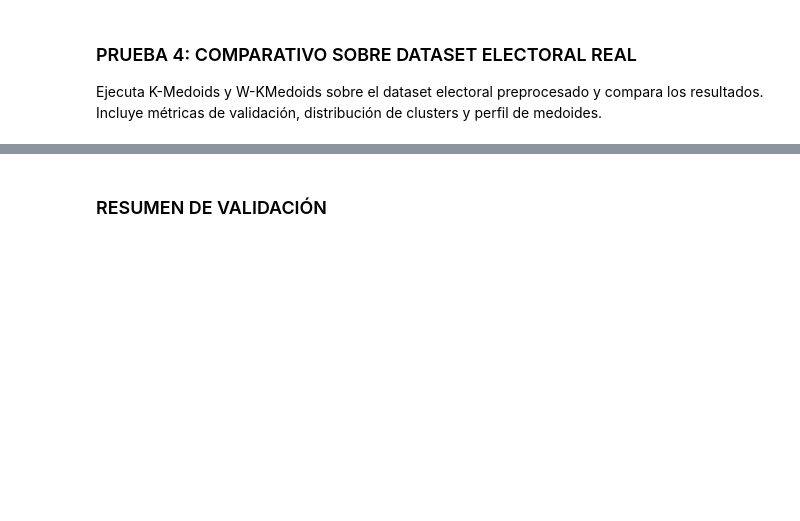
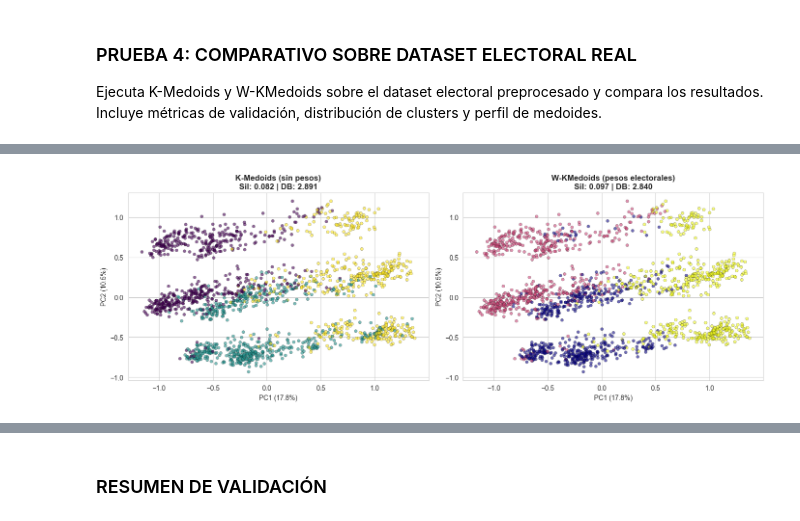
Before and after one commit to PHansLM/electocluster, a Jupyter notebook: notebooks/iteration3/03_wkmedoids_validacion.ipynb, the cells around one changed output, grey strips where cells are left out. Drawn from its saved outputs; the diff is of its cells as text; code cells hidden in the pictures; blank space fills up the shorter version.

```diff
--- a/notebooks/iteration3/03_wkmedoids_validacion.ipynb
+++ b/notebooks/iteration3/03_wkmedoids_validacion.ipynb
@@ -522,0 +527,99 @@ Calculando métricas de validación...
+# %%
+print('\n' + '='*70)
+print('PRUEBA 4-B: COMPARATIVO SOBRE DATASET ELECTORAL REAL')
+print('='*70)
+
+# Cargar dataset preprocesado
+df_electoral = pd.read_csv(PROCESSED_DATA_PATH)
+
+print(f'\n✓ Dataset cargado: {df_electoral.shape[0]} registros × {df_electoral.shape[1]} variables')
+print(f'  Missings: {df_electoral.isnull().sum().sum()}')
+
+# WeightManager con esquema electoral real cargado
+wm_electoral = WeightManager()
+
+# Nota: Numero de clusters elegido es 3 para probar
+
+# K-Medoids tradicional
+km_p4 = KMedoids(n_clusters=3, random_state=42)
+km_p4.fit(df_electoral)
+metrics_km_p4 = calculate_metrics(df_electoral, km_p4.labels_)
+
+# W-KMedoids
+wkm_p4 = WKMedoids(n_clusters=3, random_state=42, weight_manager=wm_electoral)
+wkm_p4.fit(df_electoral)
+metrics_wkm_p4 = calculate_metrics(df_electoral, wkm_p4.labels_)
+
+# Tabla comparativa de métricas
+print(f'\n✓ MÉTRICAS DE VALIDACIÓN:')
+print(f"  {'Algoritmo':<30} {'Silhouette':>12} {'Davies-Bouldin':>16} {'Calinski-H':>14}")
+print(f"  {'-'*74}")
+print(f"  {'K-Medoids (sin pesos)':<30} {metrics_km_p4['silhouette']:>12.4f} {metrics_km_p4['davies_bouldin']:>16.4f} {metrics_km_p4['calinski_harabasz']:>14.4f}")
+print(f"  {'W-KMedoids (con pesos)':<30} {metrics_wkm_p4['silhouette']:>12.4f} {metrics_wkm_p4['davies_bouldin']:>16.4f} {metrics_wkm_p4['calinski_harabasz']:>14.4f}")
+
+
+
+# Distribución de clusters
+print(f'\n✓ DISTRIBUCIÓN DE CLUSTERS:')
+dist_km  = pd.Series(km_p4.labels_).value_counts().sort_index()
+dist_wkm = pd.Series(wkm_p4.labels_).value_counts().sort_index()
+
+print(f"  {'Cluster':<10} {'K-Medoids':>12} {'W-KMedoids':>12}")
+print(f"  {'-'*36}")
+for c in sorted(set(list(dist_km.index) + list(dist_wkm.index))):
+    km_n  = dist_km.get(c, 0)
+    wkm_n = dist_wkm.get(c, 0)
+    print(f"  {c:<10} {km_n:>12} {wkm_n:>12}")
+
+# Visualización PCA 2D
+pca_p4 = PCA(n_components=2, random_state=42)
+X_2d_p4 = pca_p4.fit_transform(df_electoral)
+
+fig, axes = plt.subplots(1, 2, figsize=(14, 5))
+
+axes[0].scatter(X_2d_p4[:, 0], X_2d_p4[:, 1], c=km_p4.labels_, cmap='viridis',
+                alpha=0.6, s=20, edgecolors='black', linewidth=0.3)
+axes[0].set_title(f'K-Medoids (sin pesos)\nSil: {metrics_km_p4["silhouette"]:.3f} | DB: {metrics_km_p4["davies_bouldin"]:.3f}', fontweight='bold')
+axes[0].set_xlabel(f'PC1 ({pca_p4.explained_variance_ratio_[0]*100:.1f}%)')
+axes[0].set_ylabel(f'PC2 ({pca_p4.explained_variance_ratio_[1]*100:.1f}%)')
+
+axes[1].scatter(X_2d_p4[:, 0], X_2d_p4[:, 1], c=wkm_p4.labels_, cmap='plasma',
+                alpha=0.6, s=20, edgecolors='black', linewidth=0.3)
+axes[1].set_title(f'W-KMedoids (pesos electorales)\nSil: {metrics_wkm_p4["silhouette"]:.3f} | DB: {metrics_wkm_p4["davies_bouldin"]:.3f}', fontweight='bold')
+axes[1].set_xlabel(f'PC1 ({pca_p4.explained_variance_ratio_[0]*100:.1f}%)')
+axes[1].set_ylabel(f'PC2 ({pca_p4.explained_variance_ratio_[1]*100:.1f}%)')
+
+plt.tight_layout()
+plt.show()
+
+
+# Visualización adicional: PCA sobre espacio ponderado (datos electorales reales)
+weights_electoral_arr = wm_electoral.get_weights_array(feature_order=df_electoral.columns.tolist())
+df_electoral_weighted = df_electoral * weights_electoral_arr
+
+pca_p4w = PCA(n_components=2, random_state=42)
+X_2d_p4w = pca_p4w.fit_transform(df_electoral_weighted)
+
+fig2, axes2 = plt.subplots(1, 2, figsize=(14, 5))
+fig2.suptitle('Espacio ponderado — perspectiva interna de W-KMedoids (PCA sobre X ponderado)',
+              fontweight='bold', fontsize=12)
+
+axes2[0].scatter(X_2d_p4w[:, 0], X_2d_p4w[:, 1], c=km_p4.labels_, cmap='viridis',
+                alpha=0.6, s=20, edgecolors='black', linewidth=0.3)
+axes2[0].set_title(f'K-Medoids — etiquetas sobre espacio ponderado', fontweight='bold')
+axes2[0].set_xlabel(f'PC1w ({pca_p4w.explained_variance_ratio_[0]*100:.1f}%)')
+axes2[0].set_ylabel(f'PC2w ({pca_p4w.explained_variance_ratio_[1]*100:.1f}%)')
+
+axes2[1].scatter(X_2d_p4w[:, 0], X_2d_p4w[:, 1], c=wkm_p4.labels_, cmap='plasma',
+                alpha=0.6, s=20, edgecolors='black', linewidth=0.3)
+axes2[1].set_title(f'W-KMedoids — etiquetas sobre espacio ponderado', fontweight='bold')
+axes2[1].set_xlabel(f'PC1w ({pca_p4w.explained_variance_ratio_[0]*100:.1f}%)')
+axes2[1].set_ylabel(f'PC2w ({pca_p4w.explained_variance_ratio_[1]*100:.1f}%)')
+
+plt.tight_layout()
+plt.show()
+
+print('  Las características con mayor peso electoral dominan la proyección PCA.')
+print('  Comparar con el gráfico anterior muestra qué tanto influyeron los pesos')
+print('  en la geometría del espacio donde se tomaron las decisiones de clustering.')
+# %% [output]
@@ -522,0 +643 @@ Calculando métricas de validación...
+[figure, added]
```
Also changed, not shown: parts of 9 cells of this notebook, 7 other files.
